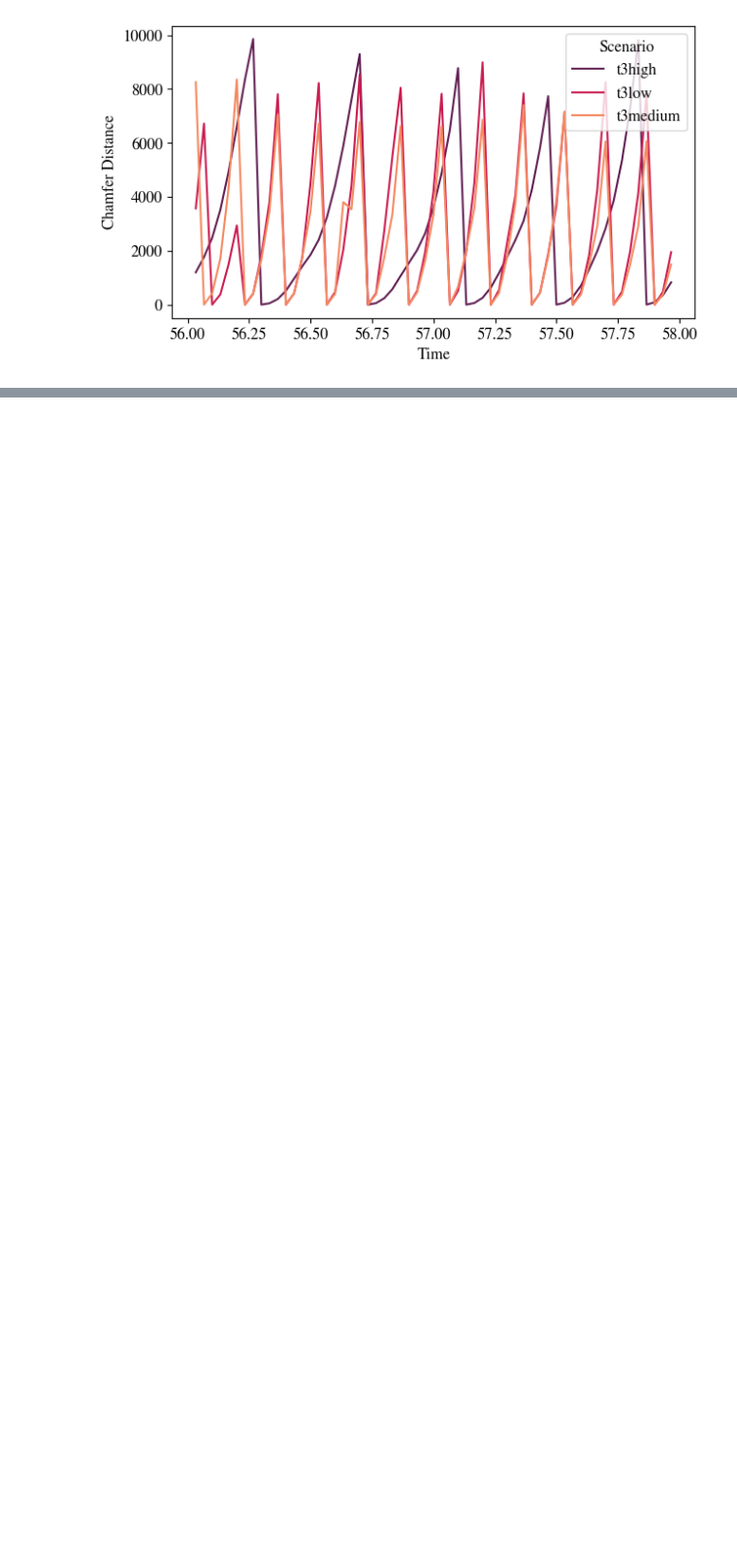
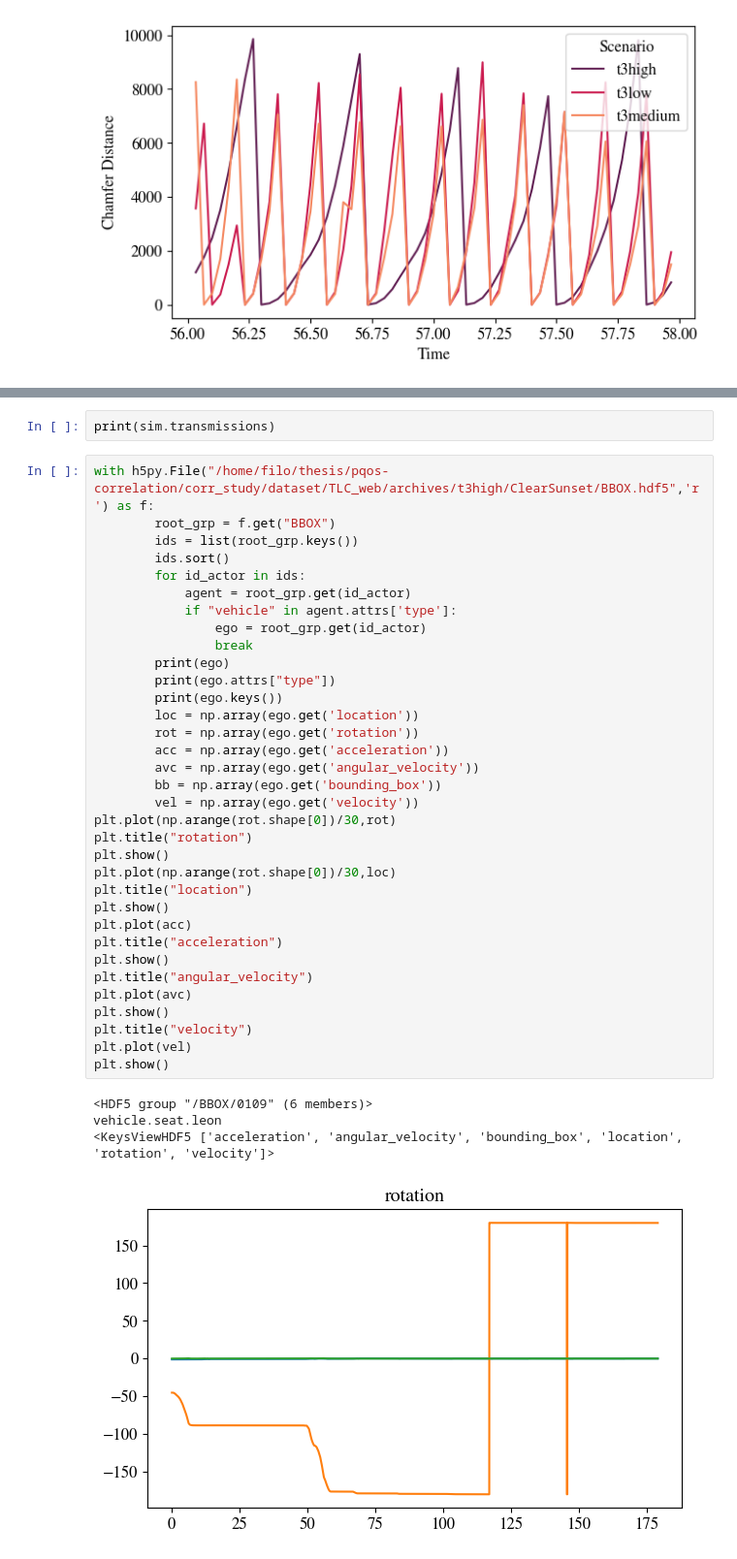
Before and after one commit to FilippoBragato/pqos-correlation, a Jupyter notebook: test.ipynb, the cells around one changed output, grey strips where cells are left out. Shown at 97% size. Saved outputs shown, nothing was run; the diff lists cells and outputs as text; blank space fills up the shorter version.

```diff
--- a/test.ipynb
+++ b/test.ipynb
@@ -1397,0 +1489,41 @@ import parrots
+# %%
+print(sim.transmissions)
+# %%
+with h5py.File("/home/filo/thesis/pqos-correlation/corr_study/dataset/TLC_web/archives/t3high/ClearSunset/BBOX.hdf5",'r') as f:
+        root_grp = f.get("BBOX")
+        ids = list(root_grp.keys())
+        ids.sort()
+        for id_actor in ids:
+            agent = root_grp.get(id_actor)
+            if "vehicle" in agent.attrs['type']:
+                ego = root_grp.get(id_actor)
+                break
+        print(ego)
+        print(ego.attrs["type"])
+        print(ego.keys())
+        loc = np.array(ego.get('location'))
+        rot = np.array(ego.get('rotation'))
+        acc = np.array(ego.get('acceleration'))
+        avc = np.array(ego.get('angular_velocity'))
+        bb = np.array(ego.get('bounding_box'))
+        vel = np.array(ego.get('velocity'))
+plt.plot(np.arange(rot.shape[0])/30,rot)
+plt.title("rotation")
+plt.show()
+plt.plot(np.arange(rot.shape[0])/30,loc)
+plt.title("location")
+plt.show()
+plt.plot(acc)
+plt.title("acceleration")
+plt.show()
+plt.title("angular_velocity")
+plt.plot(avc)
+plt.show()
+plt.title("velocity")
+plt.plot(vel)
+plt.show()
+# %% [output]
+<HDF5 group "/BBOX/0109" (6 members)>
+vehicle.seat.leon
+<KeysViewHDF5 ['acceleration', 'angular_velocity', 'bounding_box', 'location', 'rotation', 'velocity']>
+[figure, added]
```
Also changed, not shown: parts of 21 cells of this notebook, 4 other files.
